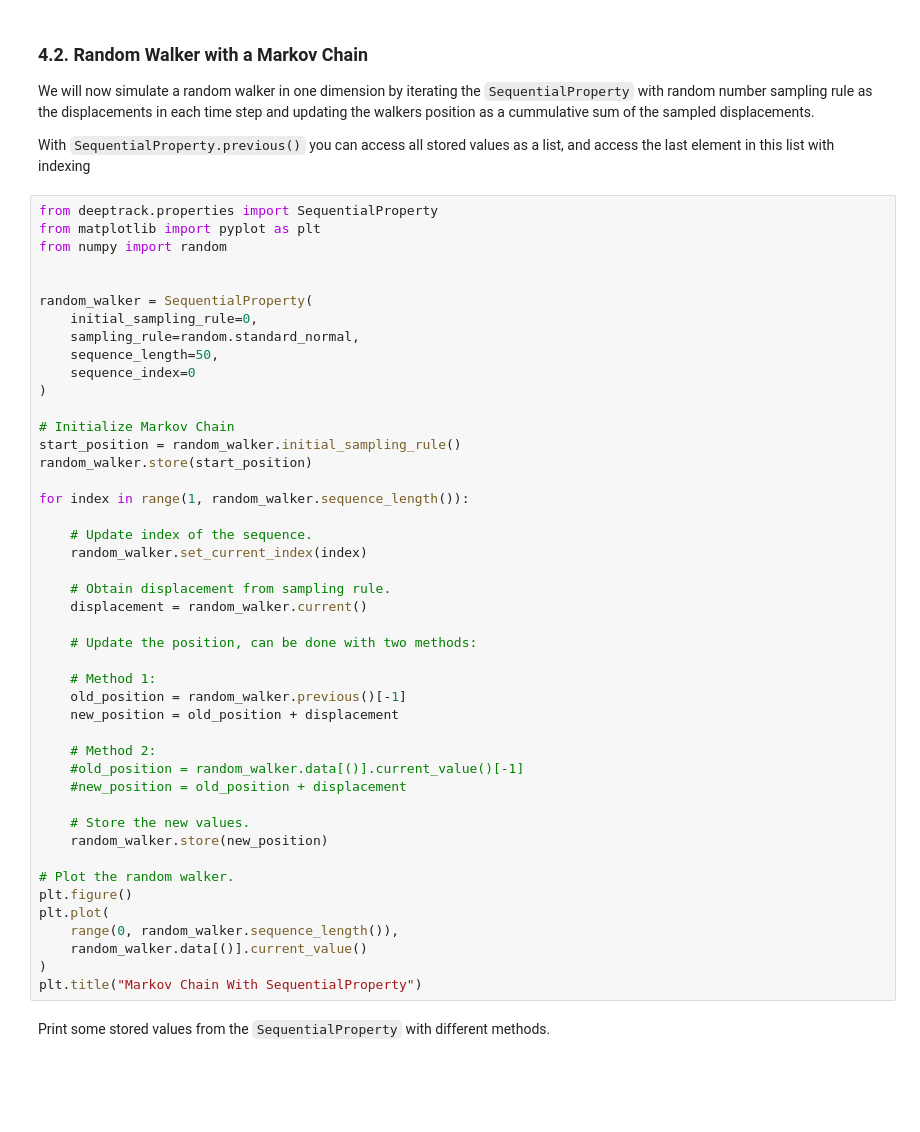
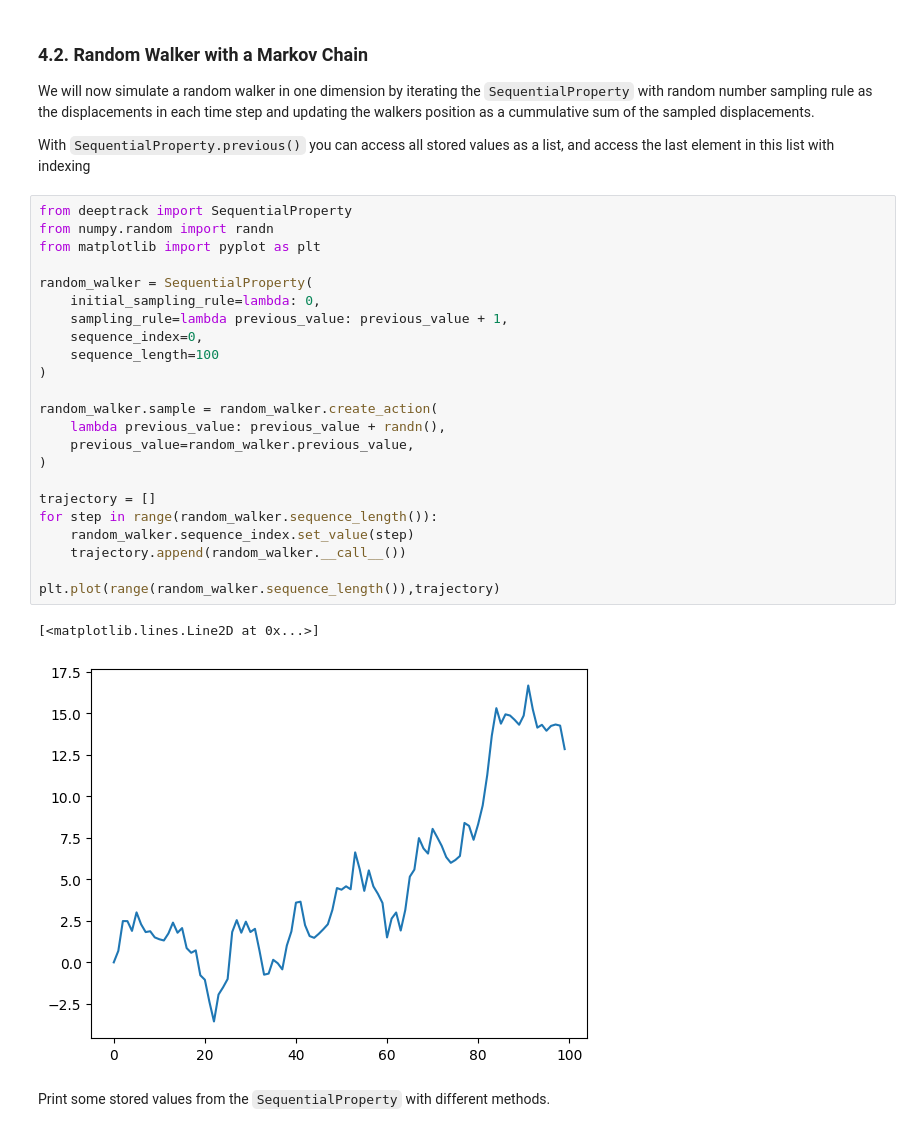
Before and after one commit to DeepTrackAI/DeepTrack2, a Jupyter notebook: tutorials/3-advanced-topics/DTAT306_properties.ipynb, the cells around one changed output. Saved outputs shown, nothing was run; the diff lists cells and outputs as text; blank space fills up the shorter version.

```diff
--- a/tutorials/3-advanced-topics/DTAT306_properties.ipynb
+++ b/tutorials/3-advanced-topics/DTAT306_properties.ipynb
@@ -289,51 +294,32 @@ print(seq_prop.data[()].current_value())
 We will now simulate a random walker in one dimension by iterating the `SequentialProperty` with random number sampling rule as the displacements in each time step and updating the walkers position as a cummulative sum of the sampled displacements.
 
 With `SequentialProperty.previous()` you can access all stored values as a list, and access the last element in this list with indexing
-# %%
-from deeptrack.properties import SequentialProperty
-from matplotlib import pyplot as plt
-from numpy import random
-
-
-random_walker = SequentialProperty(
-    initial_sampling_rule=0,
-    sampling_rule=random.standard_normal,
-    sequence_length=50,
-    sequence_index=0
-)
-
-# Initialize Markov Chain
-start_position = random_walker.initial_sampling_rule()
-random_walker.store(start_position)
-
-for index in range(1, random_walker.sequence_length()):
-
-    # Update index of the sequence.
-    random_walker.set_current_index(index)
-
-    # Obtain displacement from sampling rule.
-    displacement = random_walker.current()
-
-    # Update the position, can be done with two methods:
-
-    # Method 1:
-    old_position = random_walker.previous()[-1]
-    new_position = old_position + displacement
-
-    # Method 2:
-    #old_position = random_walker.data[()].current_value()[-1]
-    #new_position = old_position + displacement
-
-    # Store the new values.
-    random_walker.store(new_position)
-
-# Plot the random walker.
-plt.figure()
-plt.plot(
-    range(0, random_walker.sequence_length()),
-    random_walker.data[()].current_value()
-)
-plt.title("Markov Chain With SequentialProperty")
+# %%
+from deeptrack import SequentialProperty
+from numpy.random import randn
+from matplotlib import pyplot as plt
+
+random_walker = SequentialProperty(
+    initial_sampling_rule=lambda: 0,
+    sampling_rule=lambda previous_value: previous_value + 1,
+    sequence_index=0,
+    sequence_length=100
+)
+
+random_walker.sample = random_walker.create_action(
+    lambda previous_value: previous_value + randn(),
+    previous_value=random_walker.previous_value,
+)
+
+trajectory = []
+for step in range(random_walker.sequence_length()):
+    random_walker.sequence_index.set_value(step)
+    trajectory.append(random_walker.__call__())
+
+plt.plot(range(random_walker.sequence_length()),trajectory)
+# %% [output]
+[<matplotlib.lines.Line2D at 0x...>]
+[figure, added]
 # %% [markdown]
 Print some stored values from the `SequentialProperty` with different methods.
 # %%
```
Also changed, not shown: parts of 9 cells of this notebook.
